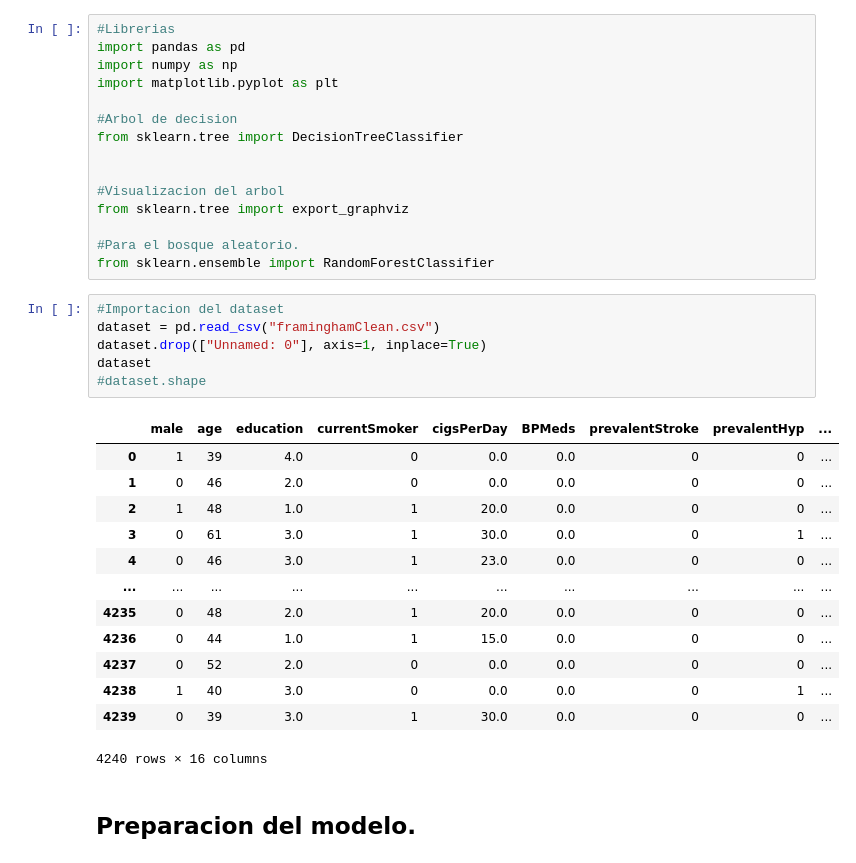
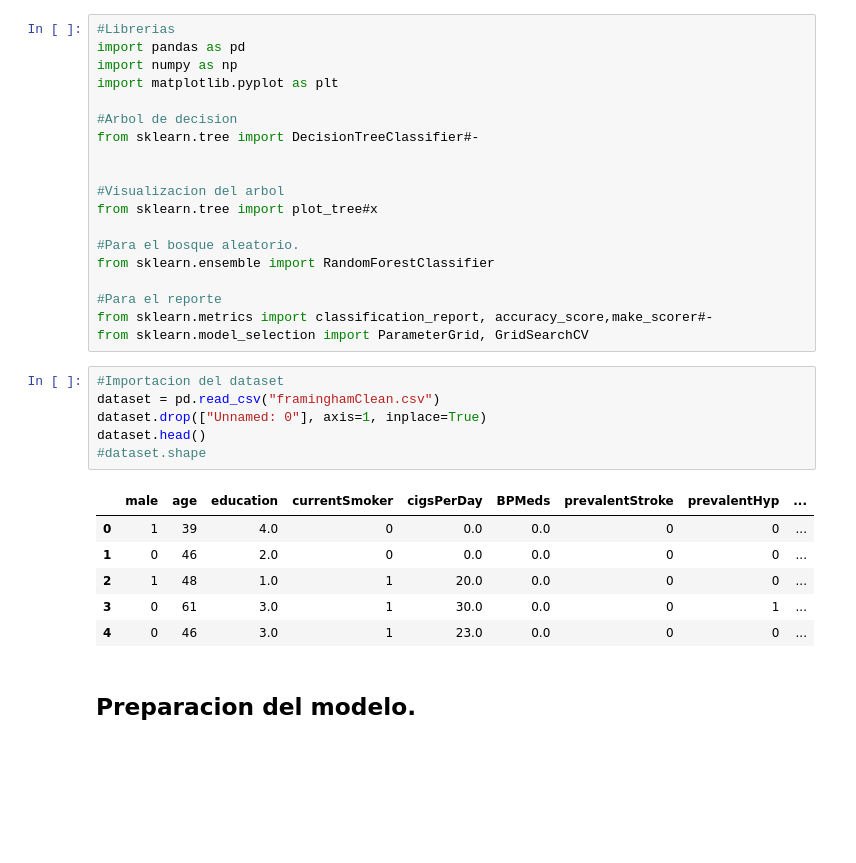
Before and after one commit to reyesguerrerofi/ProyectosDataScience, a Jupyter notebook: Supervisados/framinghan/Framingham-Three Desicion.ipynb, the cells around one changed output. Drawn from its saved outputs; the diff is of its cells as text; blank space fills up the shorter version.

```diff
--- a/Supervisados/framinghan/Framingham-Three Desicion.ipynb
+++ b/Supervisados/framinghan/Framingham-Three Desicion.ipynb
@@ -5,34 +5,31 @@ import numpy as np
 import matplotlib.pyplot as plt
 
 #Arbol de decision
-from sklearn.tree import DecisionTreeClassifier
+from sklearn.tree import DecisionTreeClassifier#-
 
 
 #Visualizacion del arbol
-from sklearn.tree import export_graphviz
+from sklearn.tree import plot_tree#x
 
 #Para el bosque aleatorio.
 from sklearn.ensemble import RandomForestClassifier
+
+#Para el reporte
+from sklearn.metrics import classification_report, accuracy_score,make_scorer#-
+from sklearn.model_selection import ParameterGrid, GridSearchCV
 # %%
 #Importacion del dataset
 dataset = pd.read_csv("framinghamClean.csv")
 dataset.drop(["Unnamed: 0"], axis=1, inplace=True)
-dataset
+dataset.head()
 #dataset.shape
 # %% [output]
 |  | male | age | education | currentSmoker | cigsPerDay | BPMeds | prevalentStroke | prevalentHyp | ... |
 | 0 | 1 | 39 | 4.0 | 0 | 0.0 | 0.0 | 0 | 0 | ... |
 | 1 | 0 | 46 | 2.0 | 0 | 0.0 | 0.0 | 0 | 0 | ... |
 | 2 | 1 | 48 | 1.0 | 1 | 20.0 | 0.0 | 0 | 0 | ... |
 | 3 | 0 | 61 | 3.0 | 1 | 30.0 | 0.0 | 0 | 1 | ... |
 | 4 | 0 | 46 | 3.0 | 1 | 23.0 | 0.0 | 0 | 0 | ... |
-| ... | ... | ... | ... | ... | ... | ... | ... | ... | ... |
-| 4235 | 0 | 48 | 2.0 | 1 | 20.0 | 0.0 | 0 | 0 | ... |
-| 4236 | 0 | 44 | 1.0 | 1 | 15.0 | 0.0 | 0 | 0 | ... |
-| 4237 | 0 | 52 | 2.0 | 0 | 0.0 | 0.0 | 0 | 0 | ... |
-| 4238 | 1 | 40 | 3.0 | 0 | 0.0 | 0.0 | 0 | 1 | ... |
-| 4239 | 0 | 39 | 3.0 | 1 | 30.0 | 0.0 | 0 | 0 | ... |
-4240 rows × 16 columns
 # %% [markdown]
 ## Preparacion del modelo.
 # %%
```
Also changed, not shown: parts of 40 cells of this notebook, 2 other files.
